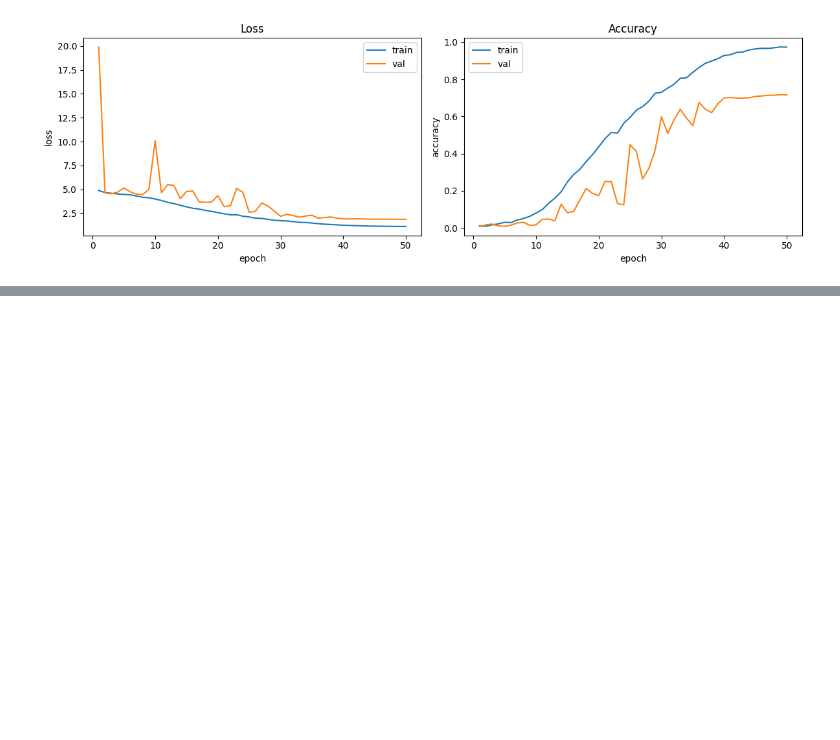
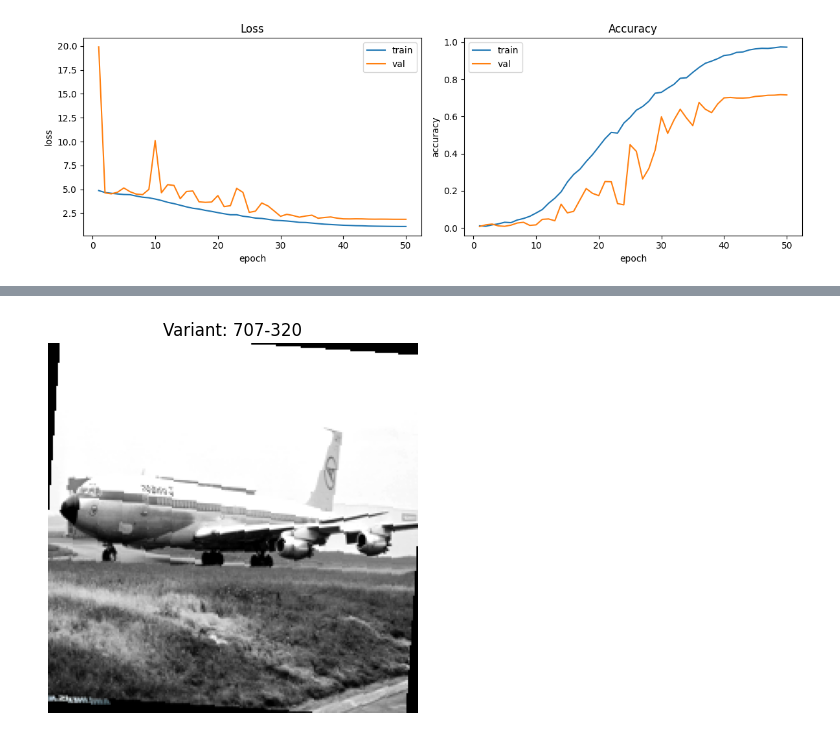
Before and after one commit to Tarekun/computer-vision-project, a Jupyter notebook: assignment_module_two.ipynb, the cells around one changed output, grey strips where cells are left out. Saved outputs shown, nothing was run; the diff lists cells and outputs as text; code cells hidden in the pictures; blank space fills up the shorter version.

```diff
--- a/assignment_module_two.ipynb
+++ b/assignment_module_two.ipynb
@@ -1672,0 +1880,88 @@ Final accuracy: 0.7158715871587159
+# %%
+import shutil, os
+
+test_transform = T.Compose([
+    T.Resize((224, 224)),
+    T.ToTensor(),
+    T.Normalize(mean=[0.5, 0.5, 0.5], std=[0.5, 0.5, 0.5])
+    ])
+
+val_transform = T.Compose([
+    T.Resize((224, 224)),
+    T.ToTensor(),
+    T.Normalize(mean=[0.5, 0.5, 0.5], std=[0.5, 0.5, 0.5])
+])
+
+# Training T for Phase 1
+train_transform = T.Compose([
+    T.Resize((224, 224)),
+    T.RandomHorizontalFlip(),
+    T.RandomRotation(10),
+    T.ColorJitter(brightness=0.2, contrast=0.2, saturation=0.2),
+    T.ToTensor(),
+    T.Normalize(mean=[0.5]*3, std=[0.5]*3)
+])
+
+data_dir = "./data"
+# Checks dataset is complete
+variants_exists = os.path.exists(os.path.join(data_dir, 'fgvc-aircraft-2013b/data/variants.txt'))
+
+if variants_exists:
+    print("Dataset complete, skip download!")
+    download_flag = False
+else:
+    print("Dataset incomplete or missing, re-download!")
+    if os.path.exists(data_dir):
+        shutil.rmtree(data_dir)
+    download_flag = True
+
+# Train
+train_dataset = FGVCAircraft(
+    root=data_dir,
+    split='train',
+    annotation_level='variant',
+    download=download_flag,
+    transform=train_transform
+)
+
+# Validation
+val_dataset = FGVCAircraft(
+    root=data_dir,
+    split='val',
+    annotation_level='variant',
+    download=download_flag,
+    transform=val_transform
+)
+
+# Test
+test_dataset = FGVCAircraft(
+    root=data_dir,
+    split='test',
+    annotation_level='variant',
+    download=download_flag,
+    transform=test_transform
+)
+
+print(f"Training samples: {len(train_dataset)}")
+print(f"Test samples: {len(test_dataset)}")
+print(f"Classes: {len(train_dataset.classes)}")
+
+image, label_idx = train_dataset[0]
+class_name = train_dataset.classes[label_idx]
+print(f"\nAnalysis of the first sample:")
+print(f" - Dimension of the image tensor: {image.shape} (Channels, Heigth, Length)")
+print(f" - Index of the label: {label_idx}")
+print(f" - Name of the variant: {class_name}")
+
+# ToTensor() converts the images in the format [C, H, W],
+# but matplotlib wants images in this format [H, W, C], so I use permute()
+mean = torch.tensor([0.5, 0.5, 0.5]).view(3, 1, 1)
+std = torch.tensor([0.5, 0.5, 0.5]).view(3, 1, 1)
+image_vis = image * std + mean          # un-normalize
+image_vis = torch.clamp(image_vis, 0, 1) # clamp
+image_vis = image_vis.permute(1, 2, 0)   # permute
+plt.imshow(image_vis)                    # ✅ no warning!
+plt.title(f"Variant: {class_name}")
+plt.axis('off')
+plt.show()
+# %% [output]
@@ -1672,0 +1977 @@ Final accuracy: 0.7158715871587159
+[figure, added]
```
Also changed, not shown: parts of 7 cells of this notebook.
